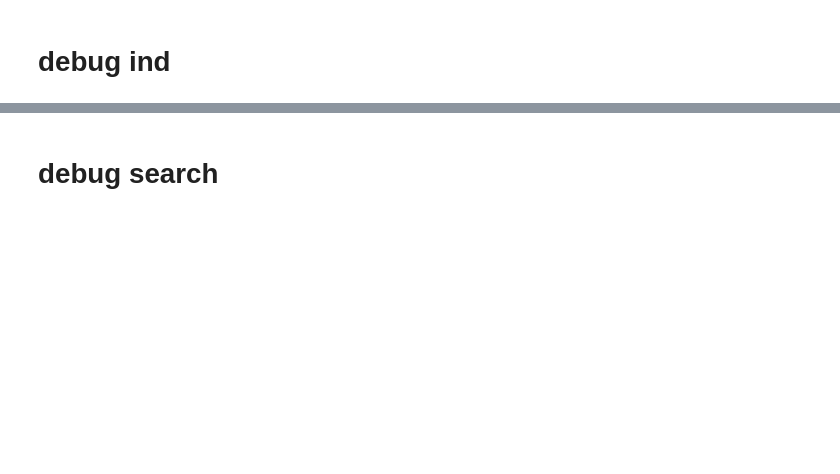
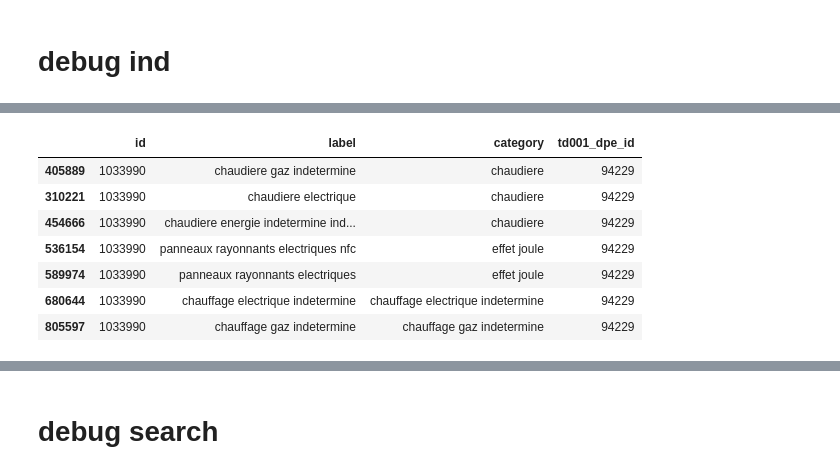
Before and after one commit to etalab/de-dpe-processing, a Jupyter notebook: data_processing_cstb/traitement_donnees_metier/dev pre 1948 elasticsearch.ipynb, the cells around one changed output, grey strips where cells are left out. Saved outputs shown, nothing was run; the diff lists cells and outputs as text; code cells hidden in the pictures; blank space fills up the shorter version.

```diff
--- a/data_processing_cstb/traitement_donnees_metier/dev pre 1948 elasticsearch.ipynb
+++ b/data_processing_cstb/traitement_donnees_metier/dev pre 1948 elasticsearch.ipynb
@@ -1956,0 +2121,13 @@ td003_ch.loc[td003_ch.td001_dpe_id==id_].to_dict(orient='records')
+# %%
+gen_ch_lib_desc.label = pd.Categorical(gen_ch_lib_desc.label,categories=gen_ch_search_dict_flat.keys(),ordered=True)
+# %%
+gen_ch_lib_desc.loc[gen_ch_lib_desc.td001_dpe_id==id_].sort_values('label')
+# %% [output]
+|  | id | label | category | td001_dpe_id |
+| 405889 | 1033990 | chaudiere gaz indetermine | chaudiere | 94229 |
+| 310221 | 1033990 | chaudiere electrique | chaudiere | 94229 |
+| 454666 | 1033990 | chaudiere energie indetermine ind... | chaudiere | 94229 |
+| 536154 | 1033990 | panneaux rayonnants electriques nfc | effet joule | 94229 |
+| 589974 | 1033990 | panneaux rayonnants electriques | effet joule | 94229 |
+| 680644 | 1033990 | chauffage electrique indetermine | chauffage electrique indetermine | 94229 |
+| 805597 | 1033990 | chauffage gaz indetermine | chauffage gaz indetermine | 94229 |
```
Also changed, not shown: parts of 143 cells of this notebook, 5 other files.
